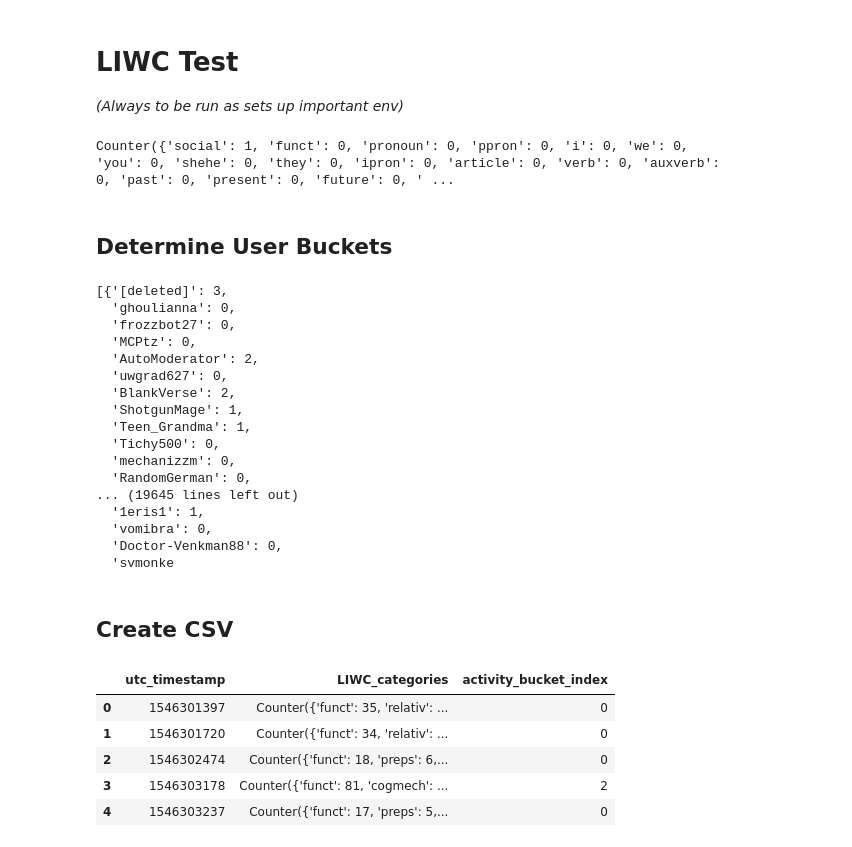
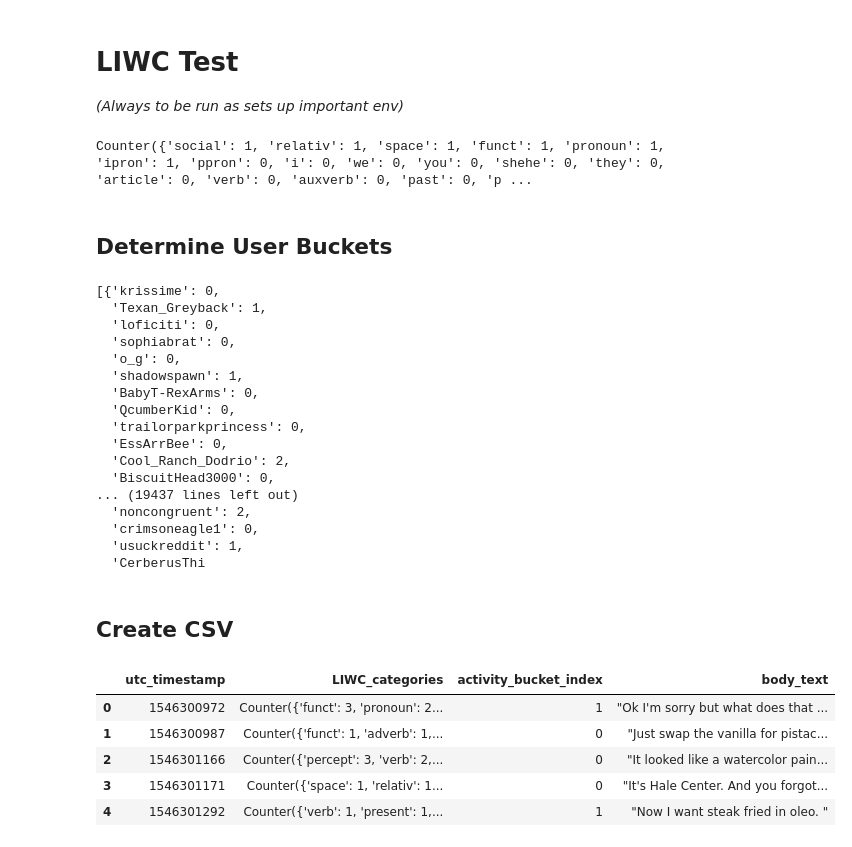
Before and after one commit to alujjdnd-UCL/sr_analysis, a Jupyter notebook: language_LIWC_act_bucket_only.ipynb, the cells around one changed output. Drawn from its saved outputs; the diff is of its cells as text; code cells hidden in the pictures.

```diff
--- a/language_LIWC_act_bucket_only.ipynb
+++ b/language_LIWC_act_bucket_only.ipynb
@@ -3,7 +3,7 @@
 *(Always to be run as sets up important env)*
 # %%
 # Set the Reddit Data File Path (JSON)
-data_file_path = "data/California_comments.json"
+data_file_path = "data/texas_comments.json"
 
 time_interval_seconds = 2 * 30 * 24 * 60 * 60 # two months
 time_start = 1546300801 # 1st January 2019
@@ -27,6 +27,13 @@ def tokenize(text):
 def count_categories(text):
     # Returns a Counter object containing tallies of all LIWC categories
     text = text.lower()
+
+    # Remove all words in text that are less than 3 characters long
+    text = re.sub(r'\b\w{1,3}\b', '', text)
+
+    # Remove "[removed]" and "[deleted]" from the body text
+    text = re.sub(r'\[removed\]|\[deleted\]', '', text)
+
     tokens = tokenize(text)
     counter = Counter(category for token in tokens for category in parse(token))
 
@@ -35,14 +42,15 @@ def count_categories(text):
         if category not in counter:
             counter[category] = 0
 
+
+
     return counter
 
-gettysburg = "Hello"
+gettysburg = "hello world, this [removed]"
 
 print(count_categories(gettysburg))
-#=> Counter({'funct': 58, 'pronoun': 18, 'cogmech': 17, ...})
 # %% [output]
-Counter({'social': 1, 'funct': 0, 'pronoun': 0, 'ppron': 0, 'i': 0, 'we': 0, 'you': 0, 'shehe': 0, 'they': 0, 'ipron': 0, 'article': 0, 'verb': 0, 'auxverb': 0, 'past': 0, 'present': 0, 'future': 0, ' ...
+Counter({'social': 1, 'relativ': 1, 'space': 1, 'funct': 1, 'pronoun': 1, 'ipron': 1, 'ppron': 0, 'i': 0, 'we': 0, 'you': 0, 'shehe': 0, 'they': 0, 'article': 0, 'verb': 0, 'auxverb': 0, 'past': 0, 'p ...
 # %% [markdown]
 ## Determine User Buckets
 # %%
@@ -119,23 +127,23 @@ pbar.close()
 
 activity_buckets
 # %% [output]
-[{'[deleted]': 3,
-  'ghoulianna': 0,
-  'frozzbot27': 0,
-  'MCPtz': 0,
-  'AutoModerator': 2,
-  'uwgrad627': 0,
-  'BlankVerse': 2,
-  'ShotgunMage': 1,
-  'Teen_Grandma': 1,
-  'Tichy500': 0,
-  'mechanizzm': 0,
-  'RandomGerman': 0,
-... (19645 lines left out)
-  '1eris1': 1,
-  'vomibra': 0,
-  'Doctor-Venkman88': 0,
-  'svmonke
+[{'krissime': 0,
+  'Texan_Greyback': 1,
+  'loficiti': 0,
+  'sophiabrat': 0,
+  'o_g': 0,
+  'shadowspawn': 1,
+  'BabyT-RexArms': 0,
+  'QcumberKid': 0,
+  'trailorparkprincess': 0,
+  'EssArrBee': 0,
+  'Cool_Ranch_Dodrio': 2,
+  'BiscuitHead3000': 0,
+... (19437 lines left out)
+  'noncongruent': 2,
+  'crimsoneagle1': 0,
+  'usuckreddit': 1,
+  'CerberusThi
 # %% [markdown]
 ## Create CSV
 # %%
@@ -158,7 +166,8 @@ if run_CSV_creation:
             for line in f:
                 LIWC_by_bucket = json.loads(line)
                 utc_timestamp = LIWC_by_bucket['created_utc']
-                LIWC_categories = count_categories(LIWC_by_bucket['body'])
+                body_text = LIWC_by_bucket['body']
+                LIWC_categories = count_categories(body_text)
                 author = LIWC_by_bucket['author']
 
                 # Check if post is within the time interval
@@ -170,8 +179,12 @@ if run_CSV_creation:
                 time_interval_index = int((int(utc_timestamp) - time_start) / time_interval_seconds)
                 activity_buckets_index = activity_buckets[time_interval_index][author]
 
+                # Cleanse the body_text of any newlines, commas, and quotation marks, and replace them with spaces
+                body_text = body_text.replace('\n', ' ').replace(',', ' ').replace('"', ' ')
+
+
                 # Write the data to the csv file
-                csv_file.write(f'{utc_timestamp},"{LIWC_categories}", {activity_buckets_index}\n')
+                csv_file.write(f'{utc_timestamp},"{LIWC_categories}", {activity_buckets_index}, "{body_text}"\n')
 
                 # Update the progress bar
                 pbar.update(1)
@@ -181,19 +194,19 @@ if run_CSV_creation:
     pbar.close()
 # %%
 # Load the data from the csv file into a dataframe
-df = pd.read_csv(f'text_liwc_dimensions/{os.path.basename(data_file_path[:-5])}_LIWC.csv')
+df = pd.read_csv(f'text_liwc_dimensions/{os.path.basename(data_file_path[:-5])}_LIWC.csv', lineterminator='\n')
 
 # Add headers to the dataframe
-df.columns = ['utc_timestamp', 'LIWC_categories', 'activity_bucket_index']
+df.columns = ['utc_timestamp', 'LIWC_categories', 'activity_bucket_index', 'body_text']
 
 df.head()
 # %% [output]
-|  | utc_timestamp | LIWC_categories | activity_bucket_index |
-| 0 | 1546301397 | Counter({'funct': 35, 'relativ': ... | 0 |
-| 1 | 1546301720 | Counter({'funct': 34, 'relativ': ... | 0 |
-| 2 | 1546302474 | Counter({'funct': 18, 'preps': 6,... | 0 |
-| 3 | 1546303178 | Counter({'funct': 81, 'cogmech': ... | 2 |
-| 4 | 1546303237 | Counter({'funct': 17, 'preps': 5,... | 0 |
+|  | utc_timestamp | LIWC_categories | activity_bucket_index | body_text |
+| 0 | 1546300972 | Counter({'funct': 3, 'pronoun': 2... | 1 | "Ok I'm sorry but what does that ... |
+| 1 | 1546300987 | Counter({'funct': 1, 'adverb': 1,... | 0 | "Just swap the vanilla for pistac... |
+| 2 | 1546301166 | Counter({'percept': 3, 'verb': 2,... | 0 | "It looked like a watercolor pain... |
+| 3 | 1546301171 | Counter({'space': 1, 'relativ': 1... | 0 | "It's Hale Center. And you forgot... |
+| 4 | 1546301292 | Counter({'verb': 1, 'present': 1,... | 1 | "Now I want steak fried in oleo. " |
 # %%
 import numpy as np
 
```
Also changed, not shown: parts of 6 cells of this notebook, 2 other files.
